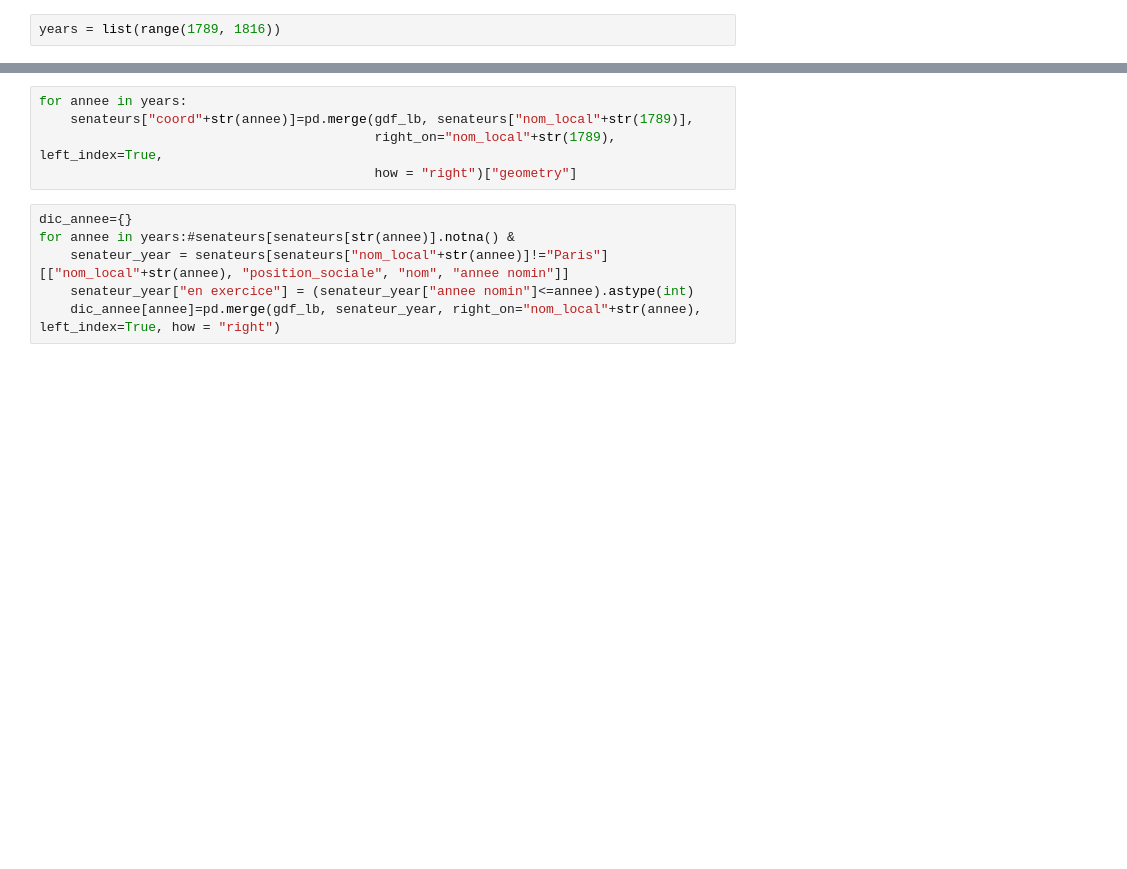
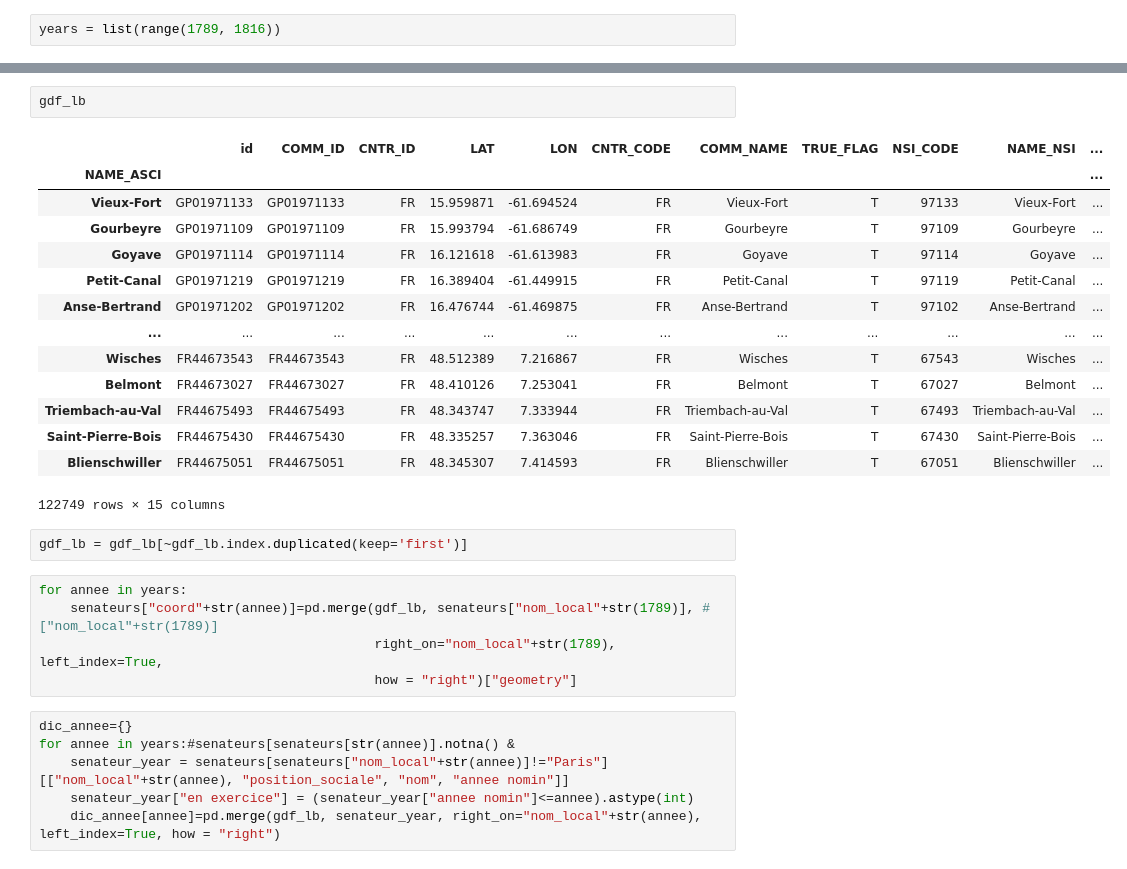
Before and after one commit to dusylvain/Senateur_map, a Jupyter notebook: Carte.ipynb, the cells around one changed output, grey strips where cells are left out. Cells and saved outputs as stored; diff of their text form; blank space fills up the shorter version.

Commit message:
Localisation précise

```diff
--- a/Carte.ipynb
+++ b/Carte.ipynb
@@ -65,6 +123,25 @@ senateurs
+# %%
+gdf_lb
+# %% [output]
+|  | id | COMM_ID | CNTR_ID | LAT | LON | CNTR_CODE | COMM_NAME | TRUE_FLAG | NSI_CODE | NAME_NSI | ... |
+| NAME_ASCI |  |  |  |  |  |  |  |  |  |  | ... |
+| Vieux-Fort | GP01971133 | GP01971133 | FR | 15.959871 | -61.694524 | FR | Vieux-Fort | T | 97133 | Vieux-Fort | ... |
+| Gourbeyre | GP01971109 | GP01971109 | FR | 15.993794 | -61.686749 | FR | Gourbeyre | T | 97109 | Gourbeyre | ... |
+| Goyave | GP01971114 | GP01971114 | FR | 16.121618 | -61.613983 | FR | Goyave | T | 97114 | Goyave | ... |
+| Petit-Canal | GP01971219 | GP01971219 | FR | 16.389404 | -61.449915 | FR | Petit-Canal | T | 97119 | Petit-Canal | ... |
+| Anse-Bertrand | GP01971202 | GP01971202 | FR | 16.476744 | -61.469875 | FR | Anse-Bertrand | T | 97102 | Anse-Bertrand | ... |
+| ... | ... | ... | ... | ... | ... | ... | ... | ... | ... | ... | ... |
+| Wisches | FR44673543 | FR44673543 | FR | 48.512389 | 7.216867 | FR | Wisches | T | 67543 | Wisches | ... |
+| Belmont | FR44673027 | FR44673027 | FR | 48.410126 | 7.253041 | FR | Belmont | T | 67027 | Belmont | ... |
+| Triembach-au-Val | FR44675493 | FR44675493 | FR | 48.343747 | 7.333944 | FR | Triembach-au-Val | T | 67493 | Triembach-au-Val | ... |
+| Saint-Pierre-Bois | FR44675430 | FR44675430 | FR | 48.335257 | 7.363046 | FR | Saint-Pierre-Bois | T | 67430 | Saint-Pierre-Bois | ... |
+| Blienschwiller | FR44675051 | FR44675051 | FR | 48.345307 | 7.414593 | FR | Blienschwiller | T | 67051 | Blienschwiller | ... |
+122749 rows × 15 columns
+# %%
+gdf_lb = gdf_lb[~gdf_lb.index.duplicated(keep='first')]
 # %%
 for annee in years:
-    senateurs["coord"+str(annee)]=pd.merge(gdf_lb, senateurs["nom_local"+str(1789)],
+    senateurs["coord"+str(annee)]=pd.merge(gdf_lb, senateurs["nom_local"+str(1789)], #["nom_local"+str(1789)]
                                            right_on="nom_local"+str(1789), left_index=True,
                                            how = "right")["geometry"]
 # %%
```
Also changed, not shown: parts of 26 cells of this notebook, 1 other file.
